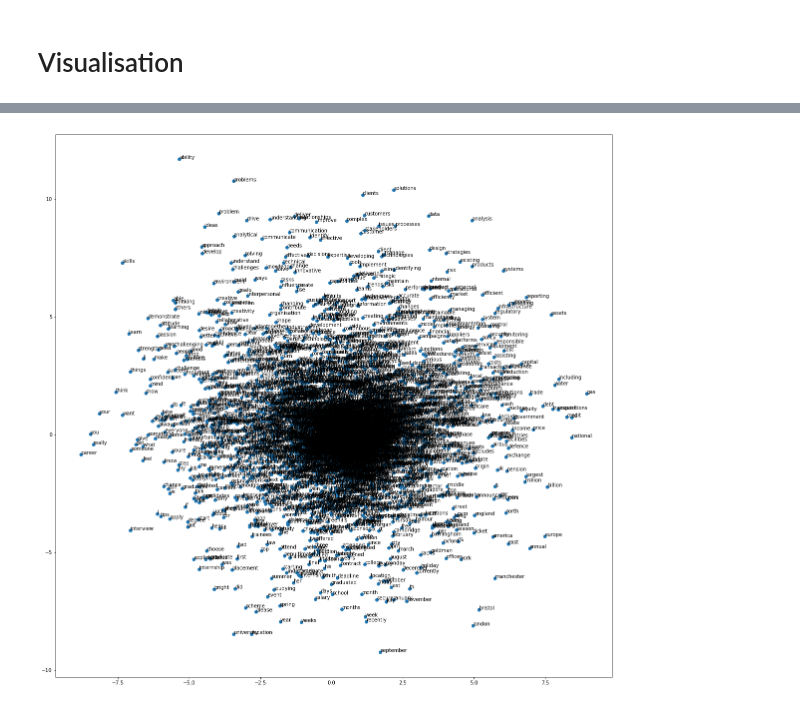
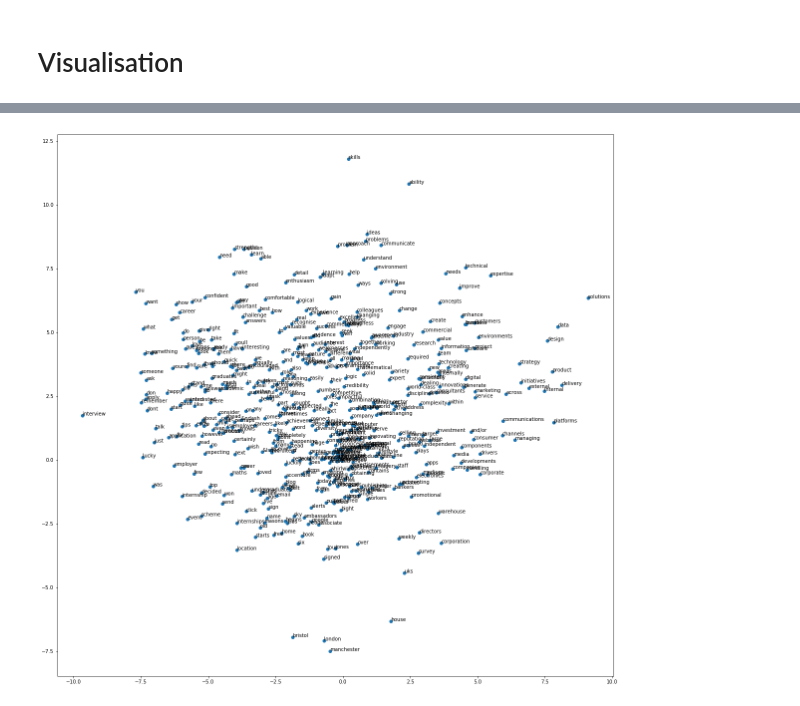
Before and after one commit to Lassanabright/Bright_Network-Data_Science, a Jupyter notebook: Get_Pages_content.ipynb, the cells around one changed output, grey strips where cells are left out. Drawn from its saved outputs; the diff is of its cells as text; code cells hidden in the pictures.

```diff
--- a/Get_Pages_content.ipynb
+++ b/Get_Pages_content.ipynb
@@ -316,0 +327,2 @@ class event:
+# %%
+event_data=[clean_event(event_title[i], event_description[i]) for i in range(len(event_description))]
@@ -317,5 +333,5 @@ class event:
 # %%
-all_data=data+job_data+employer_data+story_data
+all_data=data+job_data+employer_data+story_data+event_data
 # %%
 len(all_data)
 # %% [output]
@@ -388,4 +398,6 @@ TypeError: create_corpus_file() got an unexpected keyword argument 'size'
 # %%
 model = Word2Vec(sentences, min_count=2, size=150,
-        window=10,
+        window=5,
         workers=10)
+# %%
+model.train(sentences, total_examples=len(sentences), epochs=20)
@@ -430,12 +431,12 @@ print(pca.explained_variance_ratio_)
 # %%
-k=5000
+k=500
 plt.figure(figsize=(20,20))
 plt.scatter(result[:k, 0], result[:k, 1])
 for i, word in enumerate(words[:k]):
     plt.annotate(word, xy=(result[i, 0], result[i, 1]))
 plt.show()
 # %% [output]
-[figure, old version]
+[figure, new version]
 # %%
 model.wv.most_similar(positive="job")
 # %% [output]
```
Also changed, not shown: parts of 25 cells of this notebook.
